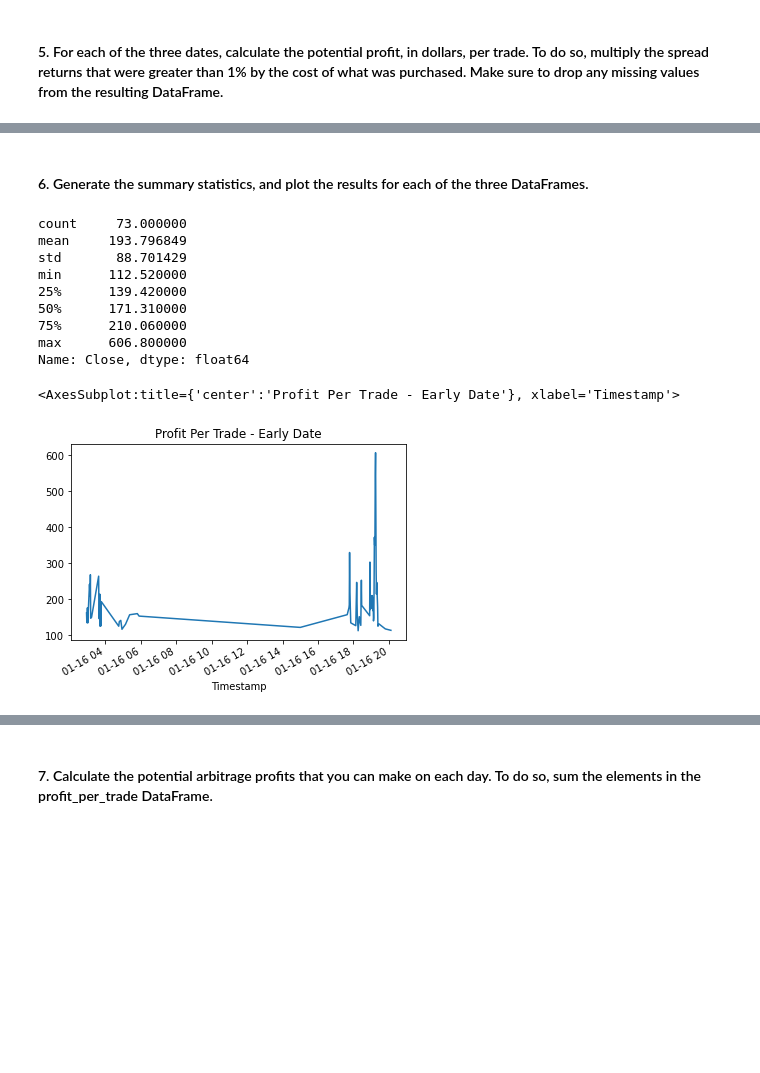
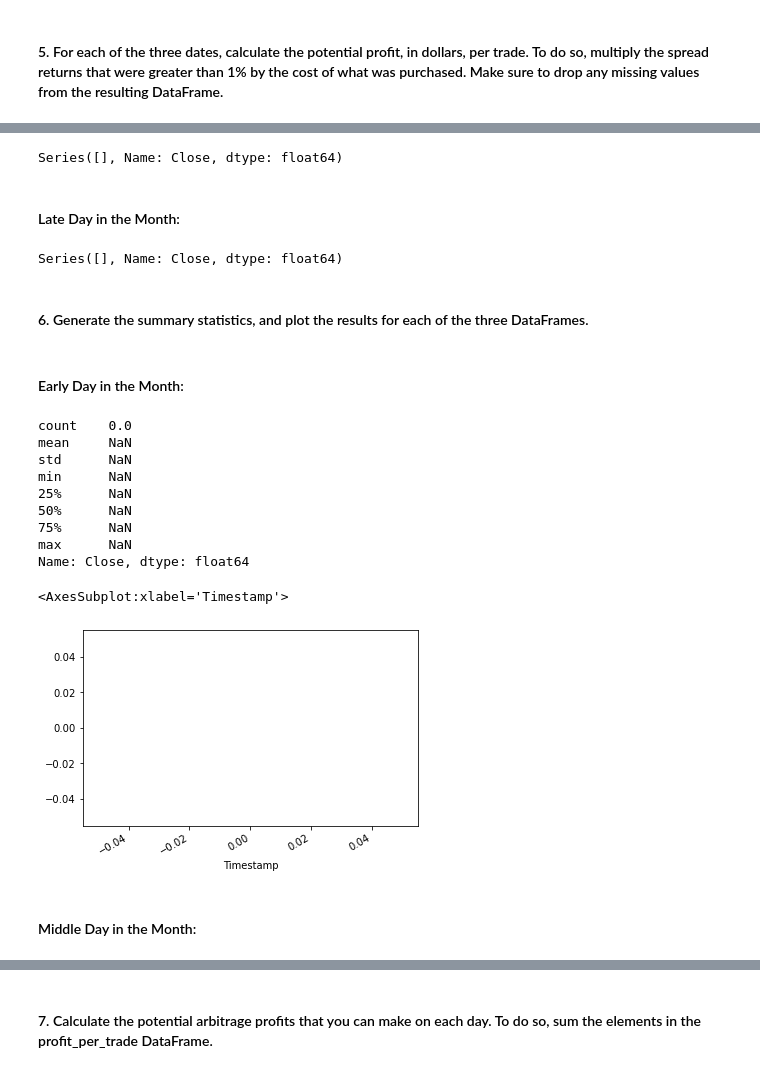
Before and after one commit to dodobirb/-3-Financial-Analysis-with-Pandas---JupyterLab, a Jupyter notebook: Starter_Code/crypto_arbitrage.ipynb, the cells around one changed output, grey strips where cells are left out. Drawn from its saved outputs; the diff is of its cells as text; code cells hidden in the pictures; blank space fills up the shorter version.

```diff
--- a/Starter_Code/crypto_arbitrage.ipynb
+++ b/Starter_Code/crypto_arbitrage.ipynb
@@ -501,8 +503,12 @@ Calculate the potential profits for each date that you selected in the previous
 # %%
 # For the date early in the dataset, measure the arbitrage spread between the two exchanges
 # by subtracting the lower-priced exchange from the higher-priced one
-arbitrage_spread_early = # YOUR CODE HERE
+
+arbitrage_spread_early = coinbase['Close'].loc['2018-01-05'] - bitstamp['Close'].loc['2018-01-05']
 
 # Use a conditional statement to generate the summary statistics for each arbitrage_spread DataFrame
 # YOUR CODE HERE
+
+profitable_trades_early = arbitrage_spread_early[arbitrage_spread_early > 0]
+profitable_trades_early.describe()
 # %% [output]
@@ -520,9 +567,12 @@ Name: Close, dtype: float64
 # %%
 # For the date early in the dataset, calculate the spread returns by dividing the instances when the arbitrage spread is positive (> 0)
 # by the price of Bitcoin from the exchange you are buying on (the lower-priced exchange).
-spread_return_early= # YOUR CODE HERE
+
+spread_return_early = arbitrage_spread_early[arbitrage_spread_early > 0] / bitstamp['Close'].loc['2018-01-05']
 
 # Review the spread return DataFrame
 # YOUR CODE HERE
+
+spread_return_early
 # %% [output]
 Timestamp
@@ -537,8 +635,11 @@ Name: Close, dtype: float64
 # %%
 # For the date early in the dataset, determine the number of times your trades with positive returns
 # exceed the 1% minimum threshold (.01) that you need to cover your costs
-profitable_trades_early = # YOUR CODE HERE
+
+profitable_trades_early = spread_return_early[spread_return_early > .01]
 
 # Review the first five profitable trades
 # YOUR CODE HERE
+
+profitable_trades_early.head()
 # %% [output]
@@ -570,11 +709,15 @@ Name: Close, dtype: float64
 # %%
 # For the date early in the dataset, calculate the potential profit per trade in dollars
 # Multiply the profitable trades by the cost of the Bitcoin that was purchased
-profit_early = # YOUR CODE HERE
+
+profit_early = profitable_trades_early * bitstamp['Close'].loc['2018-01-05']
 
 # Drop any missing values from the profit DataFrame
-profit_per_trade_early = # YOUR CODE HERE
+
+profit_per_trade_early = profit_early.dropna()
 
 # View the early profit DataFrame
 # YOUR CODE HERE
+
+profit_per_trade_early
 # %% [output]
@@ -594,21 +727,47 @@ Name: Close, Length: 73, dtype: float64
+# %%
+profit_middle = profitable_trades_middle * bitstamp['Close'].loc['2018-02-15']
+
+profit_per_trade_middle = profit_middle.dropna()
+
+profit_per_trade_middle
+# %% [output]
+Series([], Name: Close, dtype: float64)
+# %% [markdown]
+#### Late Day in the Month:
+# %%
+profit_late = profitable_trades_late * bitstamp['Close'].loc['2018-03-30']
+
+profit_per_trade_late = profit_late.dropna()
+
+profit_per_trade_late
+# %% [output]
+Series([], Name: Close, dtype: float64)
 # %% [markdown]
 #### 6. Generate the summary statistics, and plot the results for each of the three DataFrames.
+# %% [markdown]
+#### Early Day in the Month:
 # %%
 # Generate the summary statistics for the early profit per trade DataFrame
 # YOUR CODE HERE
+
+profit_per_trade_early.describe()
 # %% [output]
-count     73.000000
-mean     193.796849
-std       88.701429
-min      112.520000
-25%      139.420000
-50%      171.310000
-75%      210.060000
-max      606.800000
+count    0.0
+mean     NaN
+std      NaN
+min      NaN
+25%      NaN
+50%      NaN
+75%      NaN
+max      NaN
 Name: Close, dtype: float64
 # %%
 # Plot the results for the early profit per trade DataFrame
 # YOUR CODE HERE
+
+profit_per_trade_early.plot()
 # %% [output]
-<AxesSubplot:title={'center':'Profit Per Trade - Early Date'}, xlabel='Timestamp'>
+<AxesSubplot:xlabel='Timestamp'>
-[figure, old version]
+[figure, new version]
+# %% [markdown]
+#### Middle Day in the Month:
```
Also changed, not shown: parts of 37 cells of this notebook, 1 other file.
